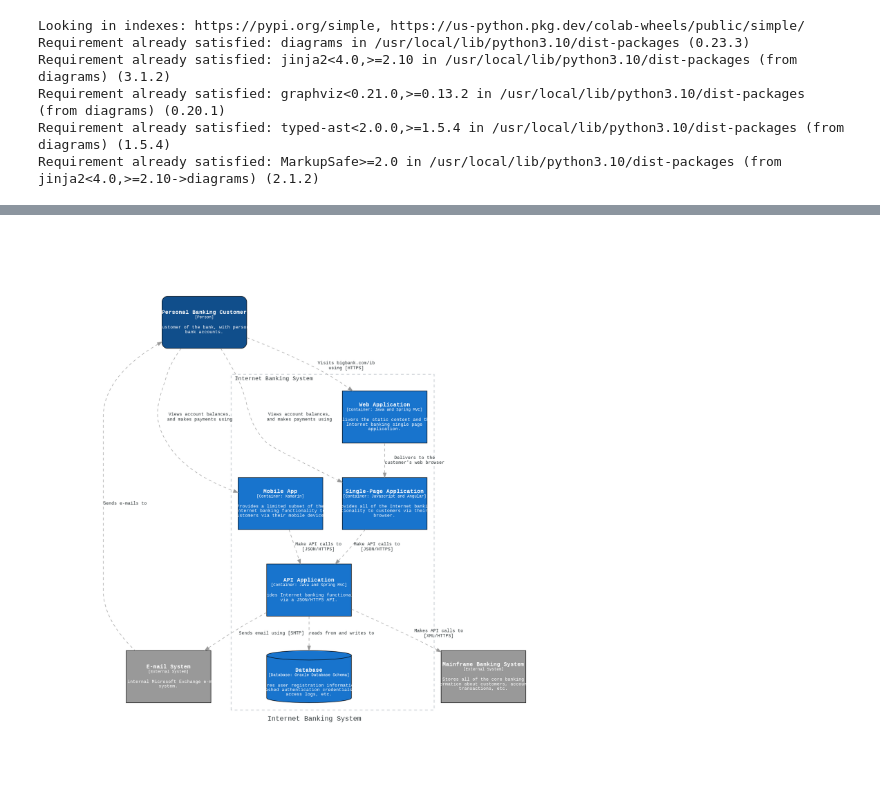
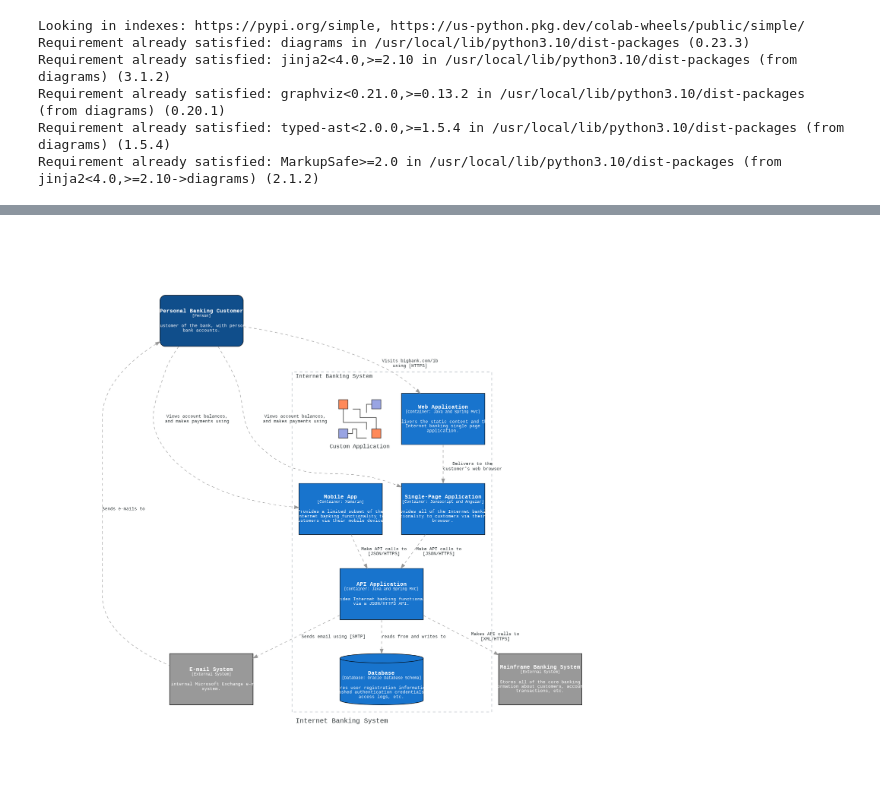
Before and after one commit to 7ft10/C4ArchitectureExamples, a Jupyter notebook: C4_Architecture_Examples.ipynb, the cells around one changed output, grey strips where cells are left out. Drawn from its saved outputs; the diff is of its cells as text; code cells hidden in the pictures.

```diff
--- a/C4_Architecture_Examples.ipynb
+++ b/C4_Architecture_Examples.ipynb
@@ -92,6 +97,7 @@ class OurPersonas():
 # %%
 from diagrams import Diagram
 from diagrams.c4 import Person, Container, Database, System, SystemBoundary, Relationship
+from diagrams.custom import Custom
 
 with Diagram("Internet Banking System", direction="TB", graph_attr={ "splines": "spline" }) as diag:
 
@@ -112,7 +118,7 @@ with Diagram("Internet Banking System", direction="TB", graph_attr={ "splines":
 
     database = Database( **OurDataStores.OracleDB() )
 
-    diagrams = Custom("Diagrams", diagrams_icon)
+    diagrams = Custom( **OurSystems.CustomA() )
 
   email = System( **OurExternalSystems.Email() )
   mainframe = System( **OurExternalSystems.Mainframe() )
@@ -144 +151 @@ Warning: node 'fccbc507c4c741ada0d0d19b22bf473f', graph 'Internet Banking System
-[figure, old version]
+[figure, new version]
```
Also changed, not shown: parts of 3 cells of this notebook.
